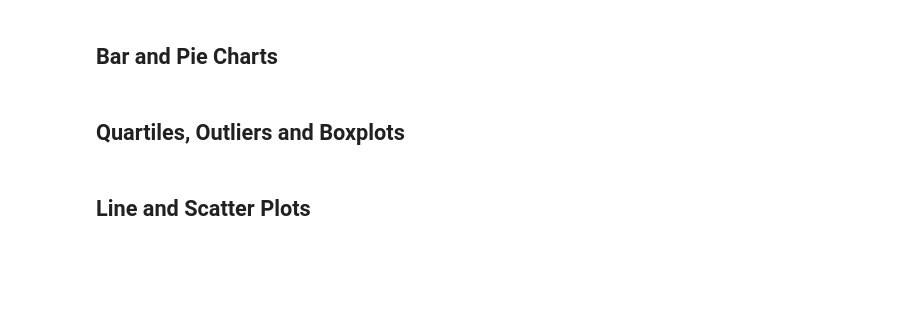
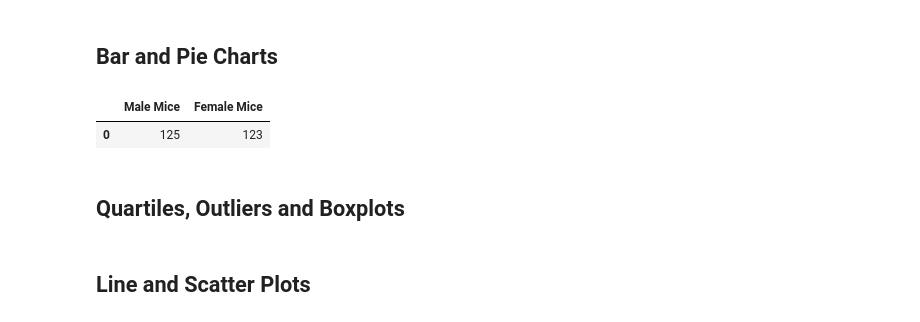
Before and after one commit to felpronove/matplotlib-challenge, a Jupyter notebook: Pymaceuticals/pymaceuticals_starter.ipynb, the cells around one changed output. Saved outputs shown, nothing was run; the diff lists cells and outputs as text; code cells hidden in the pictures; blank space fills up the shorter version.

```diff
--- a/Pymaceuticals/pymaceuticals_starter.ipynb
+++ b/Pymaceuticals/pymaceuticals_starter.ipynb
@@ -146,3 +188,21 @@ np.mean(clean_df)["Tumor Volume (mm3)"]
+# %%
+# Generate a pie plot showing the distribution of female versus male mice using pandas
+male_mice_df=clean_df.loc[clean_df["Sex"]=="Male"] #create a dataframe of all male mice
+female_mice_df=clean_df.loc[clean_df["Sex"]=="Female"] #create a dataframe of all female mice
+male_count=male_mice_df.nunique()["Mouse ID"] #count the row in the male mice dataframe if the Mouse ID is unique
+female_count=female_mice_df.nunique()["Mouse ID"] #count the row in the female mice dataframe if the Mouse ID is unique
+
+mice_count={
+    "Male Mice": [male_count],
+    "Female Mice": [female_count]
+} #create a dictionary of the mice count by sex data
+mice_sex_df=pd.DataFrame(mice_count) #create a dataframe of the mice count dictionary
+mice_sex_df
+
+#mice_sex_df.plot.pie(y=0)
+# %% [output]
+|  | Male Mice | Female Mice |
+| 0 | 125 | 123 |
 # %%
 # Generate a pie plot showing the distribution of female versus male mice using pyplot
 # %% [markdown]
```
Also changed, not shown: parts of 4 cells of this notebook.
